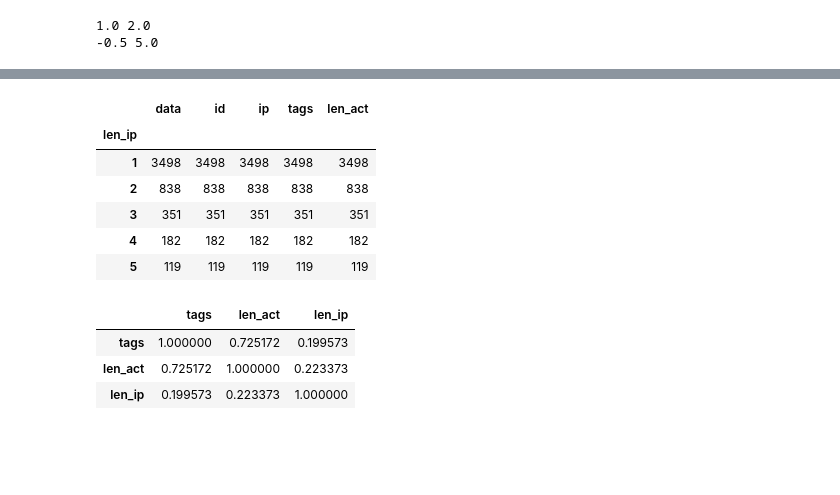
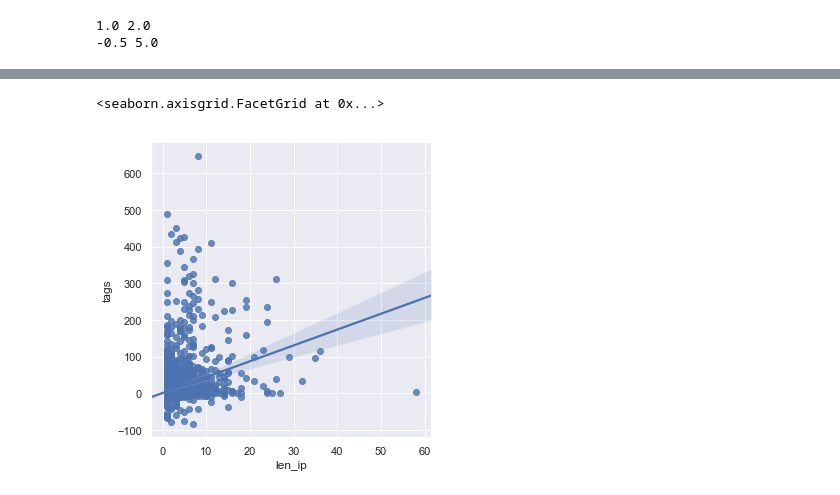
Before and after one commit to aqweteddy/CourseStatistic, a Jupyter notebook: ipAnalsis.ipynb, the cells around one changed output, grey strips where cells are left out. Drawn from its saved outputs; the diff is of its cells as text; code cells hidden in the pictures; blank space fills up the shorter version.

```diff
--- a/ipAnalsis.ipynb
+++ b/ipAnalsis.ipynb
@@ -148,11 +89 @@ print(fair_user[mask1].groupby('len_ip').groups)
-# %%
-fair_user[mask1].groupby('len_ip').count()
-# %% [output]
-|  | data | id | ip | tags | len_act |
-| len_ip |  |  |  |  |  |
-| 1 | 3498 | 3498 | 3498 | 3498 | 3498 |
-| 2 | 838 | 838 | 838 | 838 | 838 |
-| 3 | 351 | 351 | 351 | 351 | 351 |
-| 4 | 182 | 182 | 182 | 182 | 182 |
-| 5 | 119 | 119 | 119 | 119 | 119 |
 # %%
@@ -161,8 +91,6 @@ user_set = set(fair_user[mask1]['id']) # 正常使用者的使用者名稱
 # %%
-# sns.lmplot(x='len_ip', y='tags', data=df[mask])
-fair_user.corr()
+# 活動數量和IP數量關係
+sns.lmplot(x='len_ip', y='tags', data=df)
 # %% [output]
-|  | tags | len_act | len_ip |
-| tags | 1.000000 | 0.725172 | 0.199573 |
-| len_act | 0.725172 | 1.000000 | 0.223373 |
-| len_ip | 0.199573 | 0.223373 | 1.000000 |
+<seaborn.axisgrid.FacetGrid at 0x...>
+[figure, added]
```
Also changed, not shown: parts of 12 cells of this notebook.
